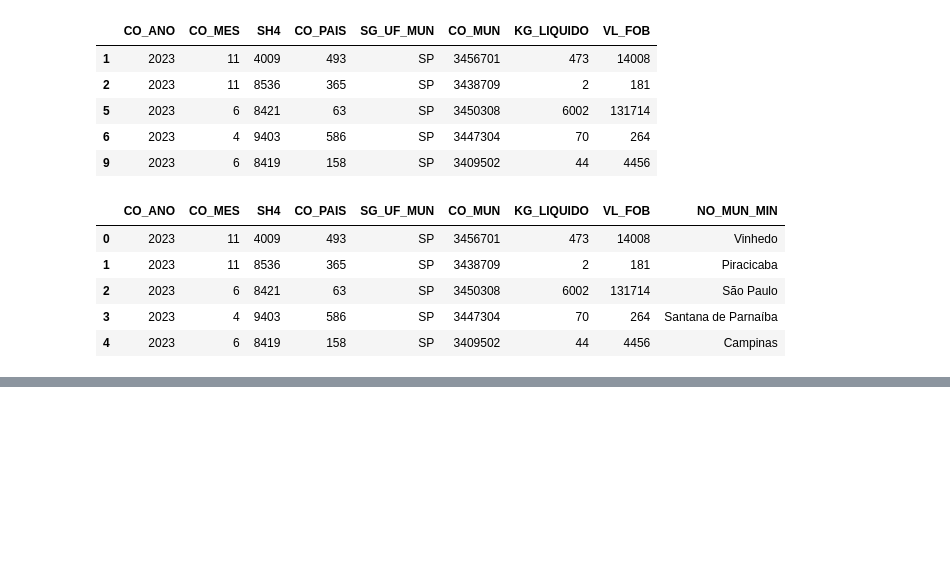
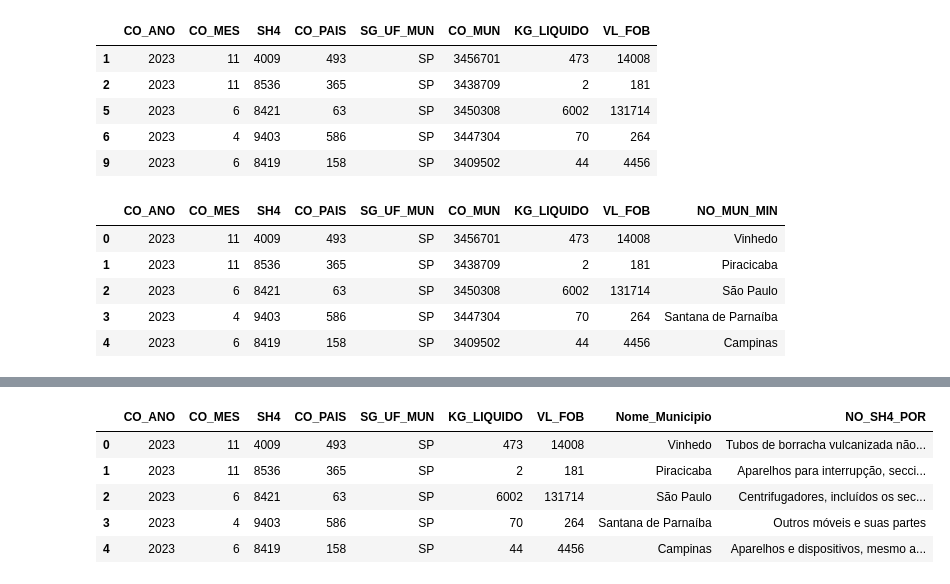
Before and after one commit to Lucasdz-7/Projeto-Integrador-1, a Jupyter notebook: CódigoProjeto.ipynb, the cells around one changed output, grey strips where cells are left out. Saved outputs shown, nothing was run; the diff lists cells and outputs as text; code cells hidden in the pictures; blank space fills up the shorter version.

Commit message:
Nome de cada SH4

```diff
--- a/CódigoProjeto.ipynb
+++ b/CódigoProjeto.ipynb
@@ -135,0 +110,9 @@ ExportacaoSp.head(10)
+# %%
+SH.drop(columns=['CO_SH6', 'NO_SH6_POR',	'NO_SH6_ESP',	'NO_SH6_ING', 'NO_SH4_ESP', 'NO_SH4_ING',
+'CO_SH2',	'NO_SH2_POR',	'NO_SH2_ESP',	'NO_SH2_ING',	'CO_NCM_SECROM',	'NO_SEC_POR',
+'NO_SEC_ESP',	'NO_SEC_ING'], inplace=True)
+SH.rename(columns={'CO_SH4': 'SH4'}, inplace=True)
+SH = SH.drop_duplicates(subset='SH4')
+
+
+SH.head(5)
@@ -135,0 +126,10 @@ ExportacaoSp.head(10)
+# %%
+ExportacaoSp = ExportacaoSp.merge(SH[['SH4','NO_SH4_POR']], on = 'SH4', how = 'left')
+ExportacaoSp.head(5)
+# %% [output]
+|  | CO_ANO | CO_MES | SH4 | CO_PAIS | SG_UF_MUN | KG_LIQUIDO | VL_FOB | Nome_Municipio | NO_SH4_POR |
+| 0 | 2023 | 11 | 4009 | 493 | SP | 473 | 14008 | Vinhedo | Tubos de borracha vulcanizada não... |
+| 1 | 2023 | 11 | 8536 | 365 | SP | 2 | 181 | Piracicaba | Aparelhos para interrupção, secci... |
+| 2 | 2023 | 6 | 8421 | 63 | SP | 6002 | 131714 | São Paulo | Centrifugadores, incluídos os sec... |
+| 3 | 2023 | 4 | 9403 | 586 | SP | 70 | 264 | Santana de Parnaíba | Outros móveis e suas partes |
+| 4 | 2023 | 6 | 8419 | 158 | SP | 44 | 4456 | Campinas | Aparelhos e dispositivos, mesmo a... |
```
Also changed, not shown: parts of 5 cells of this notebook.
